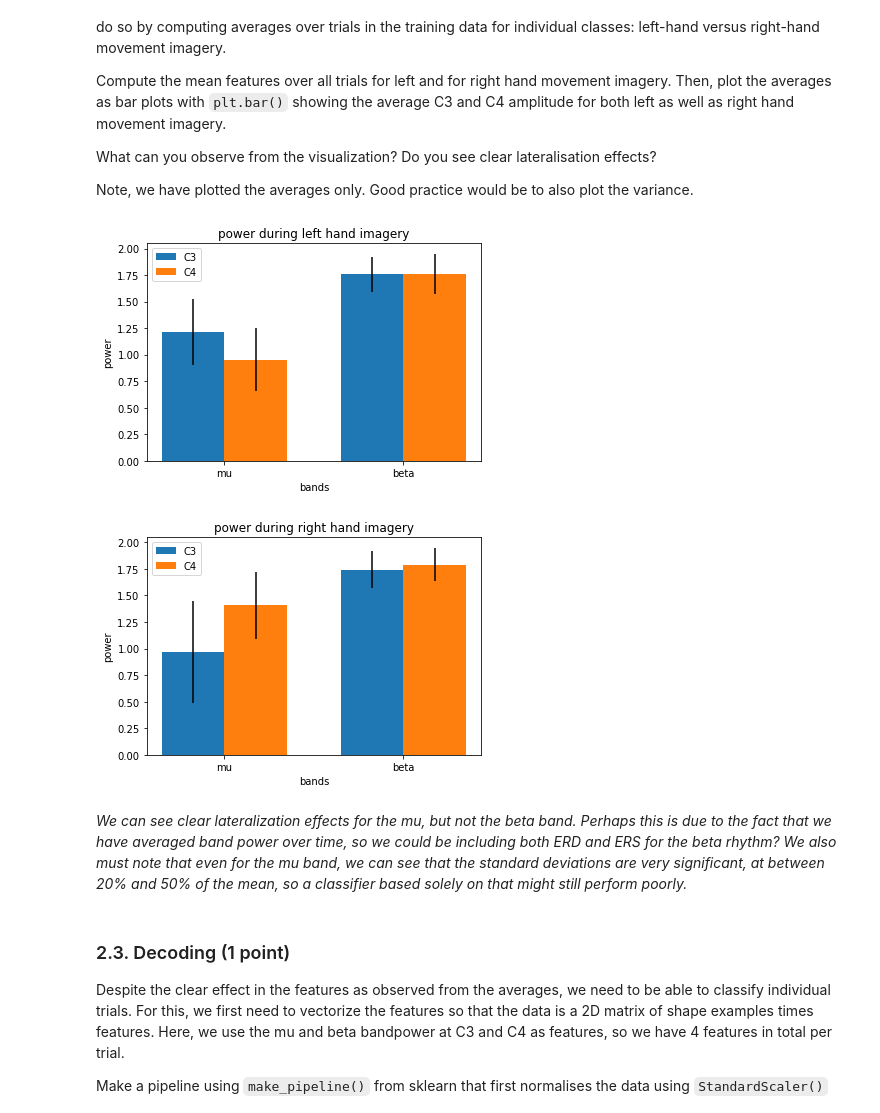
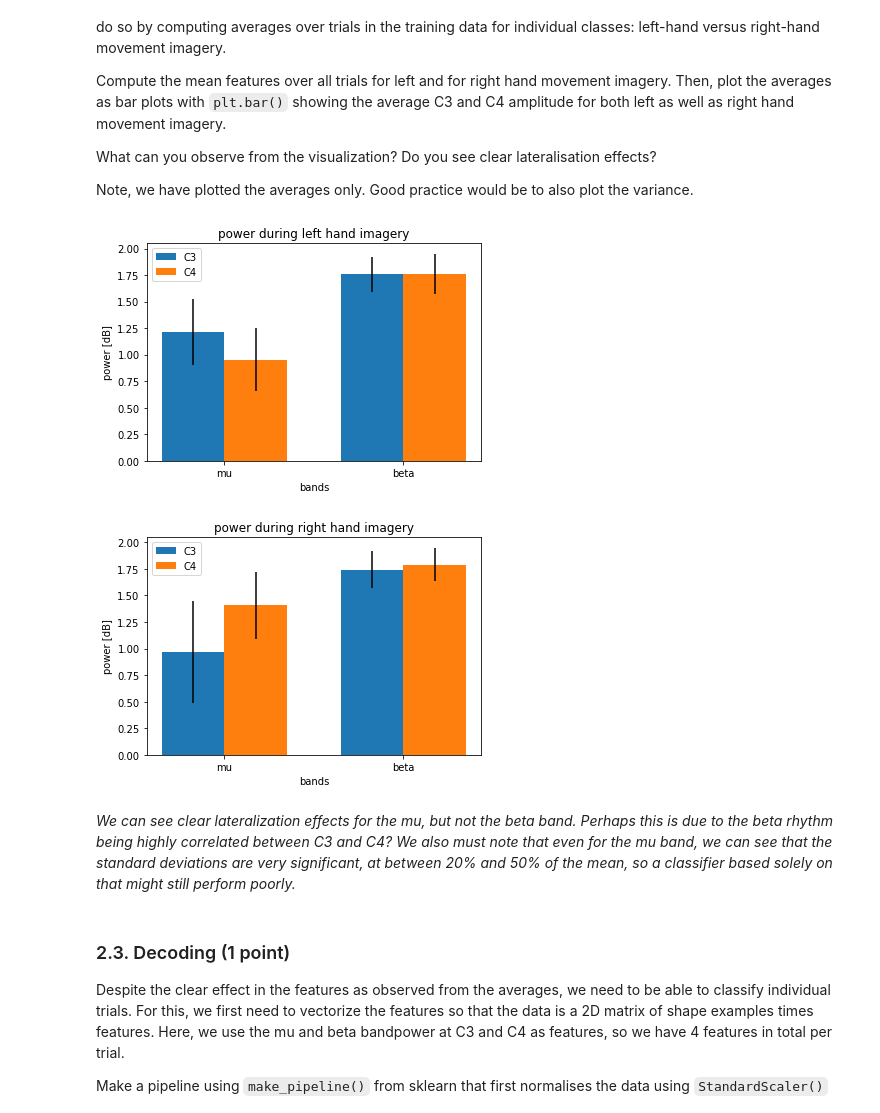
Before and after one commit to malyvsen/radboud-bci, a Jupyter notebook: assignment2.ipynb, the cells around one changed output. Saved outputs shown, nothing was run; the diff lists cells and outputs as text; code cells hidden in the pictures.

```diff
--- a/assignment2.ipynb
+++ b/assignment2.ipynb
@@ -331,33 +331,33 @@ Note, we have plotted the averages only. Good practice would be to also plot the
 # %%
 def electrode_power_bars(electrode, power, power_error):
     width = 0.35
     electrode_idx = electrodes.index(electrode)
     offset = electrode_idx * width - width / 2
     plt.bar(np.arange(power.shape[0]) + offset,
             power[:, electrode_idx],
             width,
             label=electrode,
             yerr=power_error[:, electrode_idx])
 
 def hand_power_plot(data, labels, hand):
     power = data[labels == hands.index(hand)].mean(axis=0)
     power_error = data[labels == hands.index(hand)].var(axis=0)
     electrode_power_bars('C3', power, power_error)
     electrode_power_bars('C4', power, power_error)
     plt.legend()
     plt.xticks(np.arange(power.shape[0]), [f'{band}' for band in pass_bands ])
     plt.title(f'power during {hand} hand imagery')
     plt.xlabel('bands')
-    plt.ylabel('power')
+    plt.ylabel('power [dB]')
     plt.show()
 
 hand_power_plot(F_train, T_train, 'left')
 hand_power_plot(F_train, T_train, 'right')
 # %% [output]
-[figure, old version]
+[figure, new version]
-[figure, old version]
+[figure, new version]
 # %% [markdown]
-_We can see clear lateralization effects for the mu, but not the beta band. Perhaps this is due to the fact that we have averaged band power over time, so we could be including both ERD and ERS for the beta rhythm? We also must note that even for the mu band, we can see that the standard deviations are very significant, at between 20% and 50% of the mean, so a classifier based solely on that might still perform poorly._
+_We can see clear lateralization effects for the mu, but not the beta band. Perhaps this is due to the beta rhythm being highly correlated between C3 and C4? We also must note that even for the mu band, we can see that the standard deviations are very significant, at between 20% and 50% of the mean, so a classifier based solely on that might still perform poorly._
 # %% [markdown]
 ### 2.3. Decoding (1 point) <a class="anchor" id="decoding"></a>
 Despite the clear effect in the features as observed from the averages, we need to be able to classify individual trials. For this, we first need to vectorize the features so that the data is a 2D matrix of shape examples times features. Here, we use the mu and beta bandpower at C3 and C4 as features, so we have 4 features in total per trial.
```
Also changed, not shown: parts of 11 cells of this notebook.
